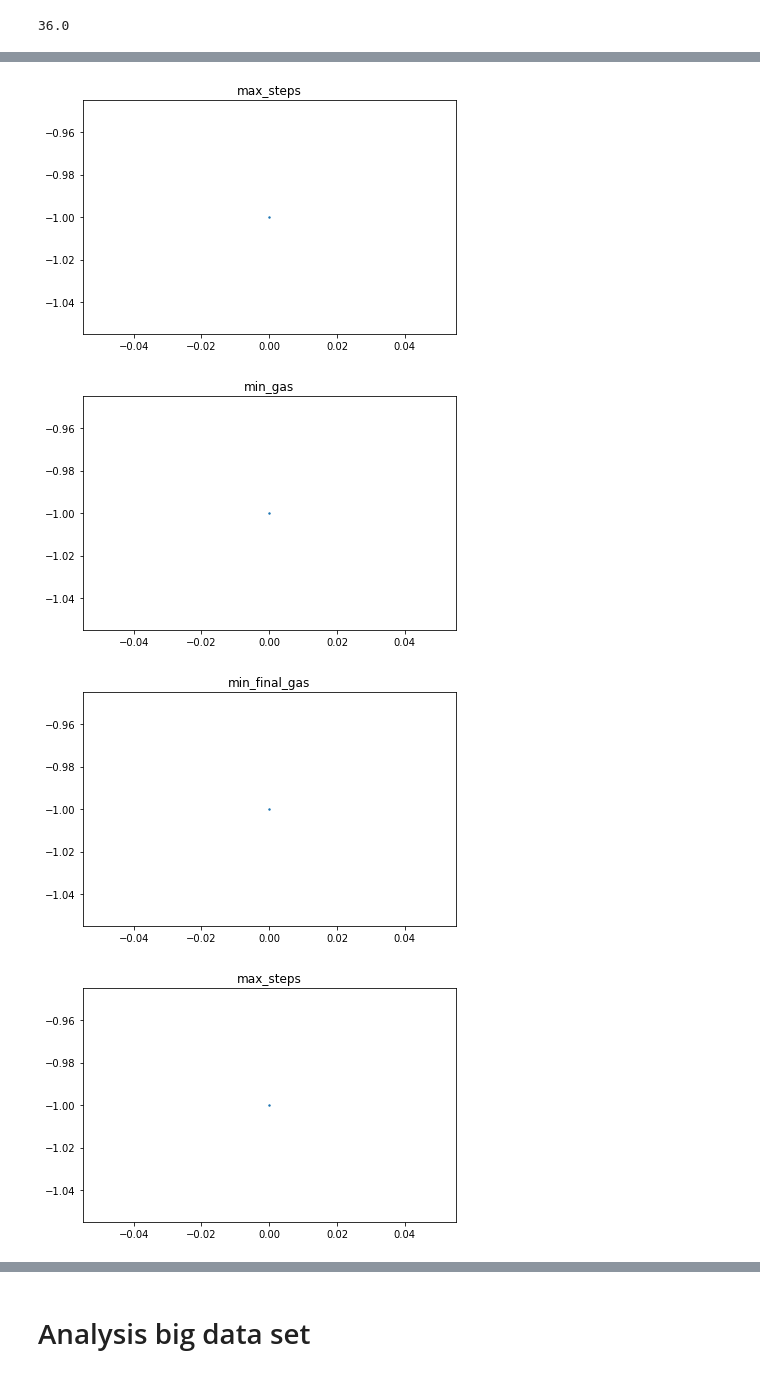
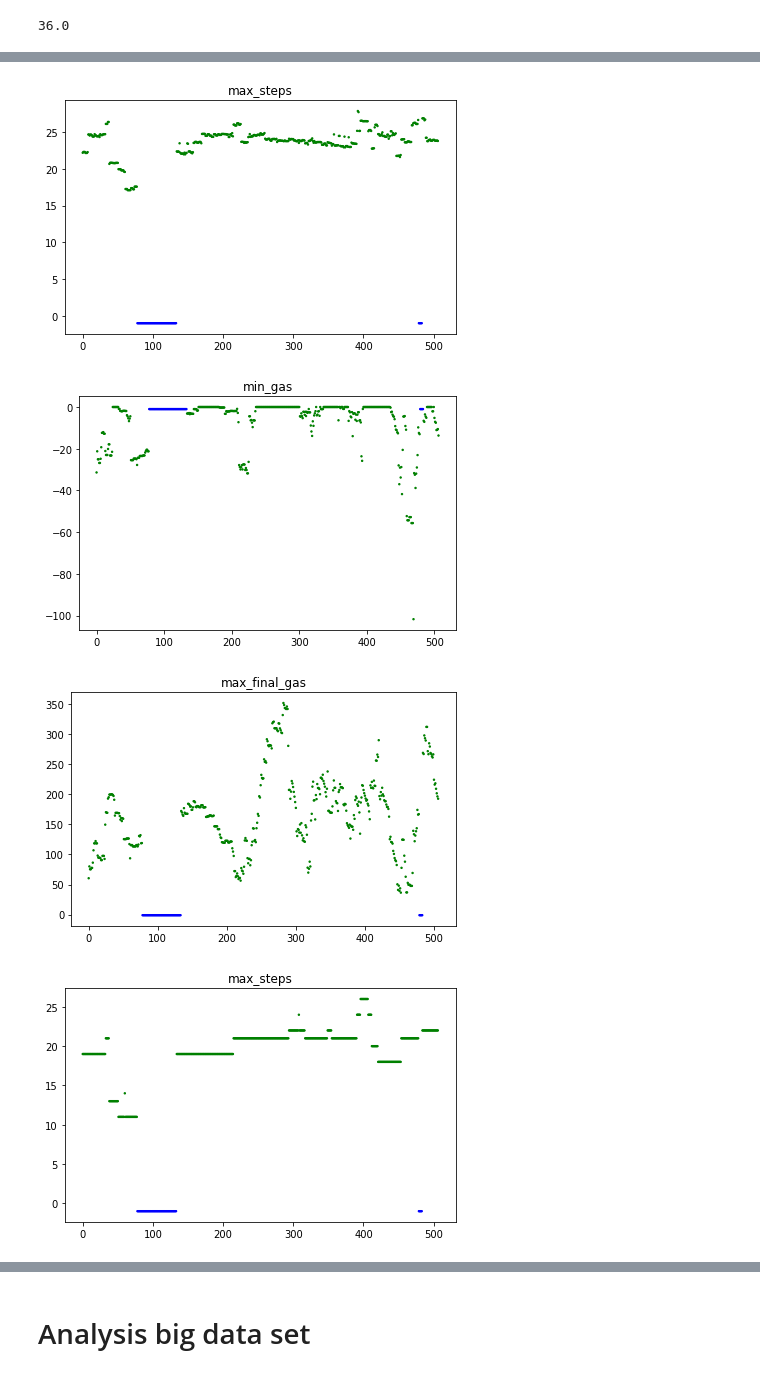
Before and after one commit to smartjourneymining/User-Journey-Games, a Jupyter notebook: case_study.ipynb, the cells around one changed output, grey strips where cells are left out. Drawn from its saved outputs; the diff is of its cells as text; code cells hidden in the pictures.

```diff
--- a/case_study.ipynb
+++ b/case_study.ipynb
@@ -1040,9 +1100,10 @@ def time_analysis(sliced_logs, edge_threshold_start = 3, compute_distance = True
         for e in to_gif_g.edges:
             if help_edge_cost[e] < 0:
                 to_gif_g.edges[e]['color'] = "red"
+            else:
+                to_gif_g.edges[e]['color'] = "grey"
         draw_dfg(to_gif_g, file_name)
         result_dict["images"].append(file_name)
-        continue
 
         help_g_unroll = unroll(help_g, "start", ["finPos", "finNeg"], 1)
         draw_dfg(help_g, "graph_loops.ps")
@@ -1287,5 +1436,5 @@ successfully computed 95
 # %%
-lables = ["max_steps", "min_gas", "min_final_gas"]
+lables = ["max_steps", "min_gas", "max_final_gas"]
 for i in range(6):
     plt.scatter(range(len(time_results)), [r[i] for r in time_results], s = 2)
     plt.title(lables[i%3])
@@ -1466,5 +1620,5 @@ def extend_graph_with_actors(g,actors):
 # %%
-g_old_history, h = transition_system(log_old, 3, sequence)
+g_old_history, h = transition_system(log_old, 2, sequence)
 # %%
 loops = []
 omitted_counter = 0
@@ -1474,23 +1628,30 @@ time_results = []
 distances = []
 distances_previous = [0]
 sliced_logs = sliding_window_logs(log, start_times, WINDOW_SIZE)
-sliced_logs = sliced_logs[200::50]
+sliced_logs = sliced_logs[::10]
 for l in sliced_logs:
     edge_threshold = 3
 
-    if len(distances) > 0:
-        h1, h2 = transition_system(l, 3, sequence)
-        distances_previous.append(nx.graph_edit_distance(h1, help_g, timeout = 1))
+    #if len(distances) > 0:
+    #    h1, h2 = transition_system(l, 3, sequence)
+    #    distances_previous.append(nx.graph_edit_distance(h1, help_g, timeout = 1))
 
     help_g, edge_mapping = transition_system(l, 2, sequence)
 
+    edge_to_remove = []
+    for e in help_g.edges:
+        if len(edge_mapping[e]) <= 0:
+            edge_to_remove.append(e)
+    help_g.remove_edges_from(edge_to_remove)
+
+    help_g.remove_nodes_from(list(nx.isolates(help_g)))
+
     loop_number = len(list(nx.simple_cycles(help_g)))
 
-    print("compute distance")
+    #print("compute distance")
     distances.append(nx.graph_edit_distance(g_old_history, help_g, timeout = 1))
     #assert(nx.is_weakly_connected(help_g))
     loops.append(loop_number)
-    print("loop number", loop_number)
     #while len(list(nx.simple_cycles(help_g)))>8:
     #    edge_threshold += 1
     #    help_g = build_dfg(l, edge_threshold)
@@ -1499,7 +1660,7 @@ for l in sliced_logs:
         omitted_counter += 1
         colors.append("r")
         continue
-    extend_graph_with_actors(help_g,actors)
+    extend_graph_with_actors(help_g,actors, transition_system=True)
     help_edge_cost = compute_edge_cost(help_g, l, edge_mapping)
 
     help_g = annotate_graph(help_g, help_edge_cost)
@@ -1510,11 +1671,12 @@ for l in sliced_logs:
         print(l)
         draw_dfg(help_g, "graph_error.ps")
 
-    draw_dfg(help_g, "graph_loops.ps")
+    #draw_dfg(help_g, "graph_loops.ps")
     target = [s for s in help_g.nodes if "finPos" in s or "finNeg" in s]
     help_g_unroll = unroll(help_g, "start", target, 1)
     #draw_dfg(help_g_unroll, "graph_loops_unrolled.ps")
-    to_uppaal(help_g_unroll, "unrolled_graph_transition.xml", layout = "dot")
+
+    to_uppaal_transition(help_g_unroll, "unrolled_graph_transition.xml", layout = "dot")
 
     out = subprocess.Popen([VERIFYTA_PATH, "/home/paul/Documents/User-Journey-Games/unrolled_graph_transition.xml", "/home/paul/Documents/User-Journey-Games/unrolled_graph_transition.q"], stdout=subprocess.PIPE, stderr = subprocess.PIPE)
     out.wait()
@@ -1529,14 +1691,12 @@ for l in sliced_logs:
         results = [results[i+1] for i in range(len(results)-1) if "Formula" in results[i] and "E" in results[i+1]]
         results = [r.replace("≈", "") for r in results]
         results = [float(r.split("±")[0].split("runs)")[1].split("=")[1].strip()) for r in results]
-        print(results)
     assert(len(results) == 6)
 
     time_results.append(results)
     successfully_computed += 1
     colors.append("b" if list(set(results)) == [-1] else "g")
     print(len(loops), "/", len(sliced_logs))
-    assert(False)
 
 plt.hist(loops, 20)
 plt.show()
@@ -1548,7 +1708,7 @@ print("successfully computed", successfully_computed)
 plt.scatter(range(len(distances)), distances, s = 2, c = colors)
 plt.title("Distances")
 plt.show()
-plt.scatter(range(len(distances_previous)), distances_previous, s = 2, c = colors)
-plt.title("Pairwise - Distances")
-plt.show()
+#plt.scatter(range(len(distances_previous)), distances_previous, s = 2, c = colors)
+#plt.title("Pairwise - Distances")
+#plt.show()
 # %% [output]
@@ -1566,11 +1737,11 @@ AssertionError:
 # %%
-lables = ["max_steps", "min_gas", "min_final_gas"]
+lables = ["max_steps", "min_gas", "max_final_gas"]
 for i in range(6):
-    plt.scatter(range(len(time_results)), [r[i] for r in time_results], s = 2)
+    plt.scatter(range(len(time_results)), [r[i] for r in time_results], s = 2, c = colors)
     plt.title(lables[i%3])
     plt.show()
 # %% [output]
-[figure, old version]
+[figure, new version]
-[figure, old version]
+[figure, new version]
-[figure, old version]
+[figure, new version]
-[figure, old version]
+[figure, new version]
```
Also changed, not shown: parts of 37 cells of this notebook.
